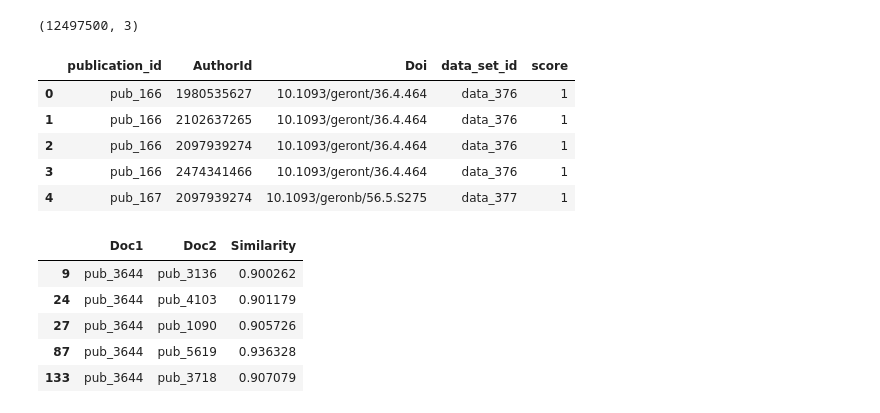
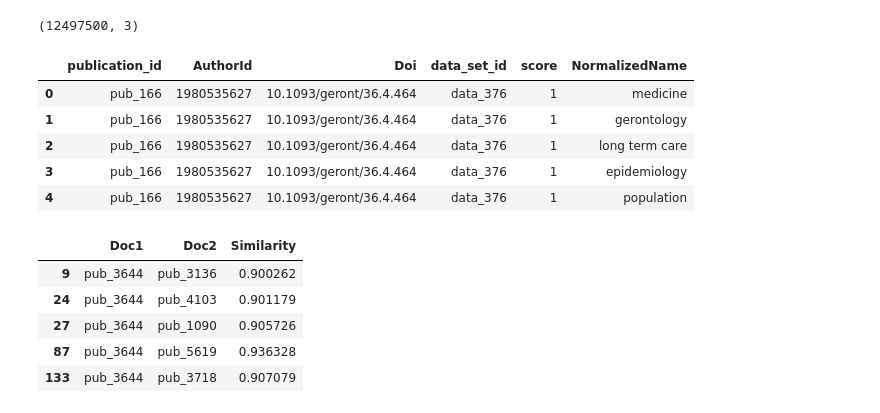
Before and after one commit to rich-context-capstone-2019/Rich-Context-Capstone, a Jupyter notebook: network_with_author.ipynb, the cells around one changed output. Drawn from its saved outputs; the diff is of its cells as text; code cells hidden in the pictures.

```diff
--- a/network_with_author.ipynb
+++ b/network_with_author.ipynb
@@ -254,0 +264,6 @@ plt.legend()
+# %%
+dirname = 'data/'
+filename = 'allFoS_PubID.csv'
+
+all_FoS =pd.read_csv(dirname+filename)
+all_FoS = all_FoS[['publication_id','NormalizedName']].iloc[0:5712]
@@ -254,0 +275,3 @@ plt.legend()
+# %%
+all_FoS['publication_id'] = all_FoS['publication_id'].astype('int').astype('str')
+all_FoS['publication_id'] = ['pub_'+str(i) for i in all_FoS['publication_id']]
@@ -306,0 +431,2 @@ plotDegreeDistribution(pub_degrees, node_type = 'Publication', ptype = 'box', fi
+# %%
+Author_pub_data_FoS = Author_pub_data.merge(all_FoS,left_on = 'publication_id', right_on = 'publication_id',how = 'inner')
@@ -381,14 +526,14 @@ pub_sim.shape
 # %% [output]
 (12497500, 3)
 # %%
-Author_pub_data.head()
+Author_pub_data_FoS.head()
 # %% [output]
-|  | publication_id | AuthorId | Doi | data_set_id | score |
-| 0 | pub_166 | 1980535627 | 10.1093/geront/36.4.464 | data_376 | 1 |
-| 1 | pub_166 | 2102637265 | 10.1093/geront/36.4.464 | data_376 | 1 |
-| 2 | pub_166 | 2097939274 | 10.1093/geront/36.4.464 | data_376 | 1 |
-| 3 | pub_166 | 2474341466 | 10.1093/geront/36.4.464 | data_376 | 1 |
-| 4 | pub_167 | 2097939274 | 10.1093/geronb/56.5.S275 | data_377 | 1 |
+|  | publication_id | AuthorId | Doi | data_set_id | score | NormalizedName |
+| 0 | pub_166 | 1980535627 | 10.1093/geront/36.4.464 | data_376 | 1 | medicine |
+| 1 | pub_166 | 1980535627 | 10.1093/geront/36.4.464 | data_376 | 1 | gerontology |
+| 2 | pub_166 | 1980535627 | 10.1093/geront/36.4.464 | data_376 | 1 | long term care |
+| 3 | pub_166 | 1980535627 | 10.1093/geront/36.4.464 | data_376 | 1 | epidemiology |
+| 4 | pub_166 | 1980535627 | 10.1093/geront/36.4.464 | data_376 | 1 | population |
 # %%
 pub_sim_reduced = pub_sim[pub_sim.Similarity >= 0.9]
 # %%
```
Also changed, not shown: parts of 25 cells of this notebook.
